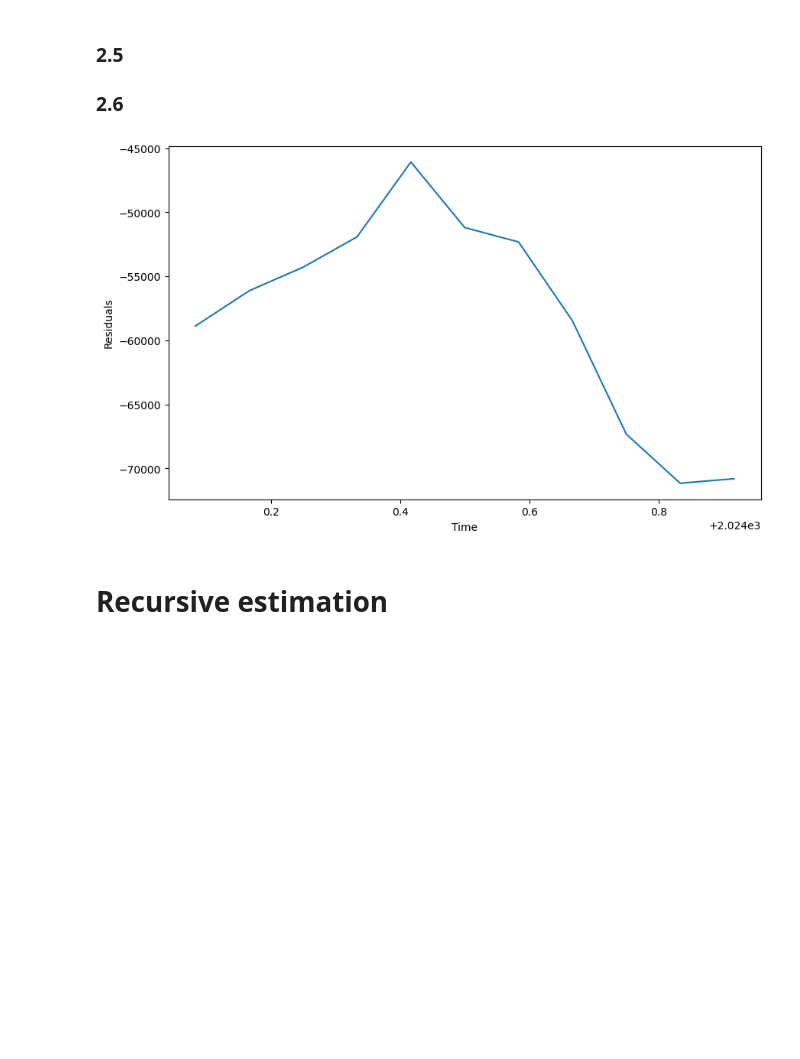
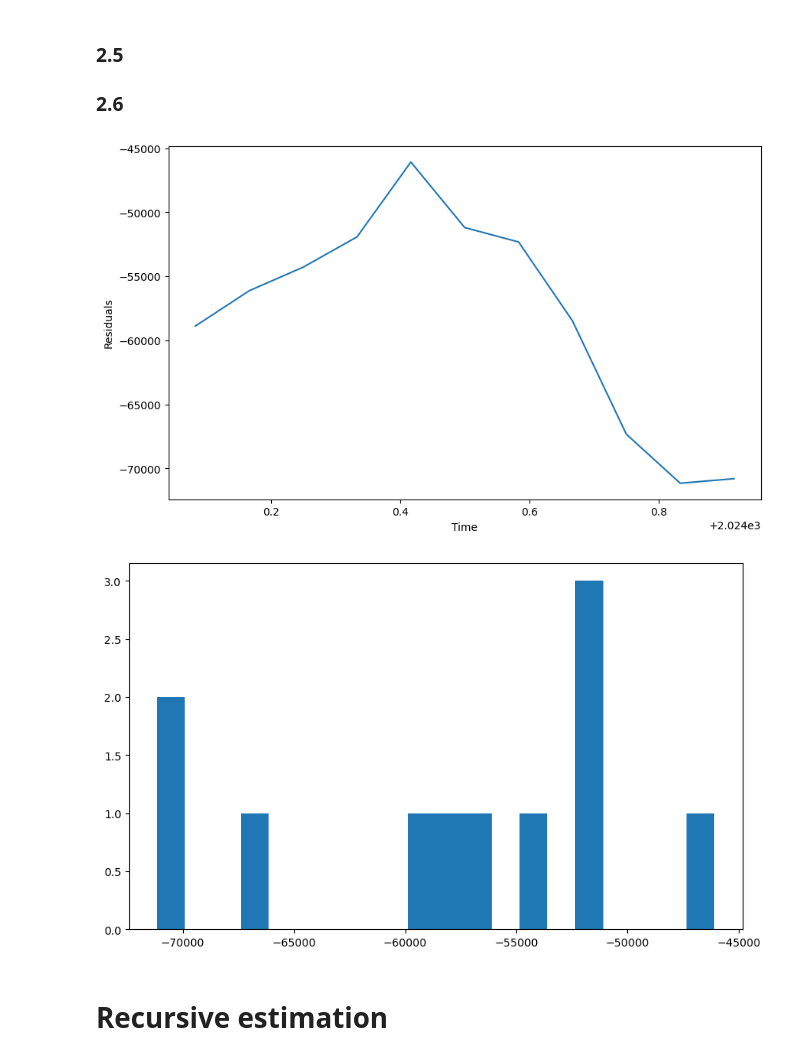
Before and after one commit to luca2618/Timeseries, a Jupyter notebook: assignment1.ipynb, the cells around one changed output. Saved outputs shown, nothing was run; the diff lists cells and outputs as text; code cells hidden in the pictures; blank space fills up the shorter version.

```diff
--- a/assignment1.ipynb
+++ b/assignment1.ipynb
@@ -117,14 +166,20 @@ plt.legend()
 # %%
 residuals = y_future - prediction
 plt.figure(figsize=(10, 6))
 # as bars
-plt.plot(test['time'], residuals)
+plt.plot(x_future[:,1], residuals)
 plt.xlabel('Time')
 plt.ylabel('Residuals')
 
 plt.show()
+
+#histogram
+plt.figure(figsize=(10, 6))
+plt.hist(residuals, bins=20)
+plt.show()
 # %% [output]
 [figure]
+[figure, added]
 # %% [markdown]
 # Recursive estimation
 # %%
```
Also changed, not shown: parts of 2 cells of this notebook.
